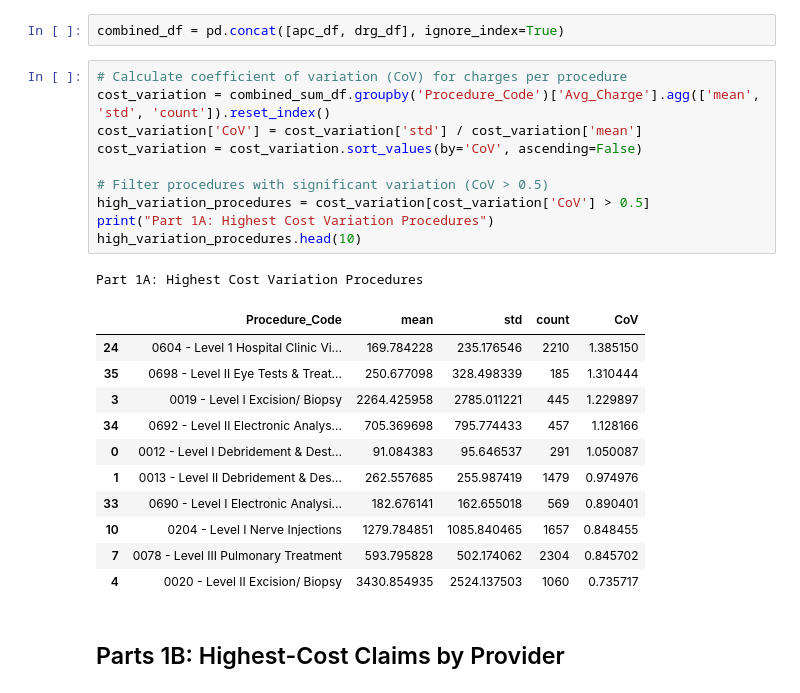
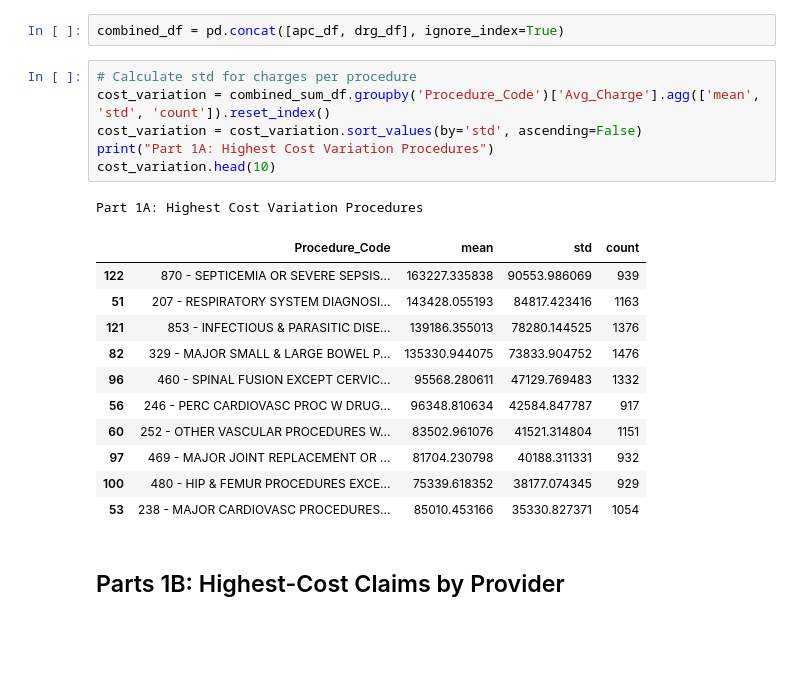
Before and after one commit to faizanasadkarim/Anomaly-claim-predication, a Jupyter notebook: medicare.ipynb, the cells around one changed output. Drawn from its saved outputs; the diff is of its cells as text; blank space fills up the shorter version.

```diff
--- a/medicare.ipynb
+++ b/medicare.ipynb
@@ -321,28 +312,24 @@ plt.show()
 # %%
 combined_df = pd.concat([apc_df, drg_df], ignore_index=True)
 # %%
-# Calculate coefficient of variation (CoV) for charges per procedure
+# Calculate std for charges per procedure
 cost_variation = combined_sum_df.groupby('Procedure_Code')['Avg_Charge'].agg(['mean', 'std', 'count']).reset_index()
-cost_variation['CoV'] = cost_variation['std'] / cost_variation['mean']
-cost_variation = cost_variation.sort_values(by='CoV', ascending=False)
-
-# Filter procedures with significant variation (CoV > 0.5)
-high_variation_procedures = cost_variation[cost_variation['CoV'] > 0.5]
+cost_variation = cost_variation.sort_values(by='std', ascending=False)
 print("Part 1A: Highest Cost Variation Procedures")
-high_variation_procedures.head(10)
+cost_variation.head(10)
 # %% [output]
 Part 1A: Highest Cost Variation Procedures
-|  | Procedure_Code | mean | std | count | CoV |
-| 24 | 0604 - Level 1 Hospital Clinic Vi... | 169.784228 | 235.176546 | 2210 | 1.385150 |
-| 35 | 0698 - Level II Eye Tests & Treat... | 250.677098 | 328.498339 | 185 | 1.310444 |
-| 3 | 0019 - Level I Excision/ Biopsy | 2264.425958 | 2785.011221 | 445 | 1.229897 |
-| 34 | 0692 - Level II Electronic Analys... | 705.369698 | 795.774433 | 457 | 1.128166 |
-| 0 | 0012 - Level I Debridement & Dest... | 91.084383 | 95.646537 | 291 | 1.050087 |
-| 1 | 0013 - Level II Debridement & Des... | 262.557685 | 255.987419 | 1479 | 0.974976 |
-| 33 | 0690 - Level I Electronic Analysi... | 182.676141 | 162.655018 | 569 | 0.890401 |
-| 10 | 0204 - Level I Nerve Injections | 1279.784851 | 1085.840465 | 1657 | 0.848455 |
-| 7 | 0078 - Level III Pulmonary Treatment | 593.795828 | 502.174062 | 2304 | 0.845702 |
-| 4 | 0020 - Level II Excision/ Biopsy | 3430.854935 | 2524.137503 | 1060 | 0.735717 |
+|  | Procedure_Code | mean | std | count |
+| 122 | 870 - SEPTICEMIA OR SEVERE SEPSIS... | 163227.335838 | 90553.986069 | 939 |
+| 51 | 207 - RESPIRATORY SYSTEM DIAGNOSI... | 143428.055193 | 84817.423416 | 1163 |
+| 121 | 853 - INFECTIOUS & PARASITIC DISE... | 139186.355013 | 78280.144525 | 1376 |
+| 82 | 329 - MAJOR SMALL & LARGE BOWEL P... | 135330.944075 | 73833.904752 | 1476 |
+| 96 | 460 - SPINAL FUSION EXCEPT CERVIC... | 95568.280611 | 47129.769483 | 1332 |
+| 56 | 246 - PERC CARDIOVASC PROC W DRUG... | 96348.810634 | 42584.847787 | 917 |
+| 60 | 252 - OTHER VASCULAR PROCEDURES W... | 83502.961076 | 41521.314804 | 1151 |
+| 97 | 469 - MAJOR JOINT REPLACEMENT OR ... | 81704.230798 | 40188.311331 | 932 |
+| 100 | 480 - HIP & FEMUR PROCEDURES EXCE... | 75339.618352 | 38177.074345 | 929 |
+| 53 | 238 - MAJOR CARDIOVASC PROCEDURES... | 85010.453166 | 35330.827371 | 1054 |
 # %% [markdown]
 ## Parts 1B: Highest-Cost Claims by Provider
 # %%
```
Also changed, not shown: parts of 28 cells of this notebook, 1 other file.
